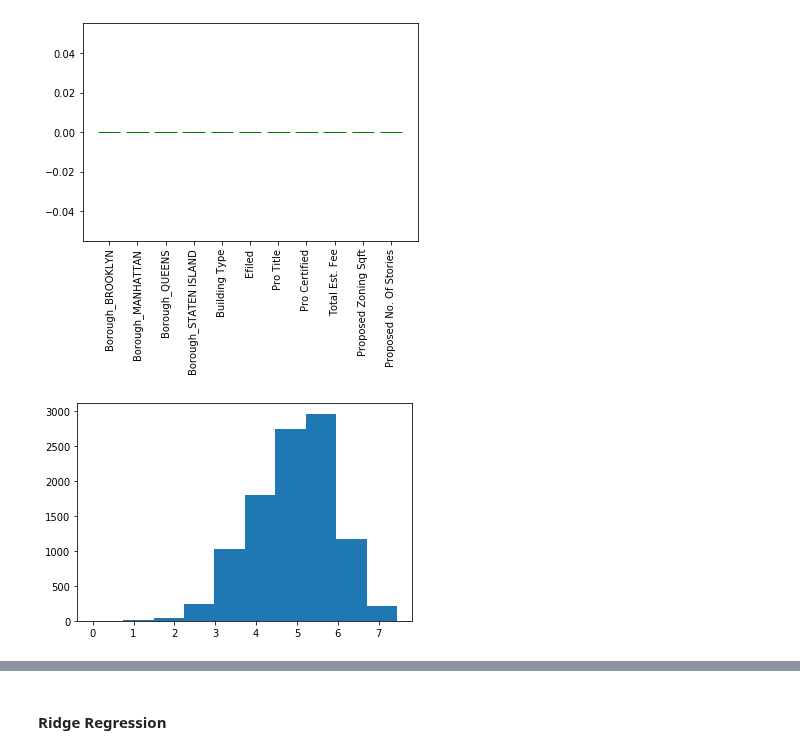
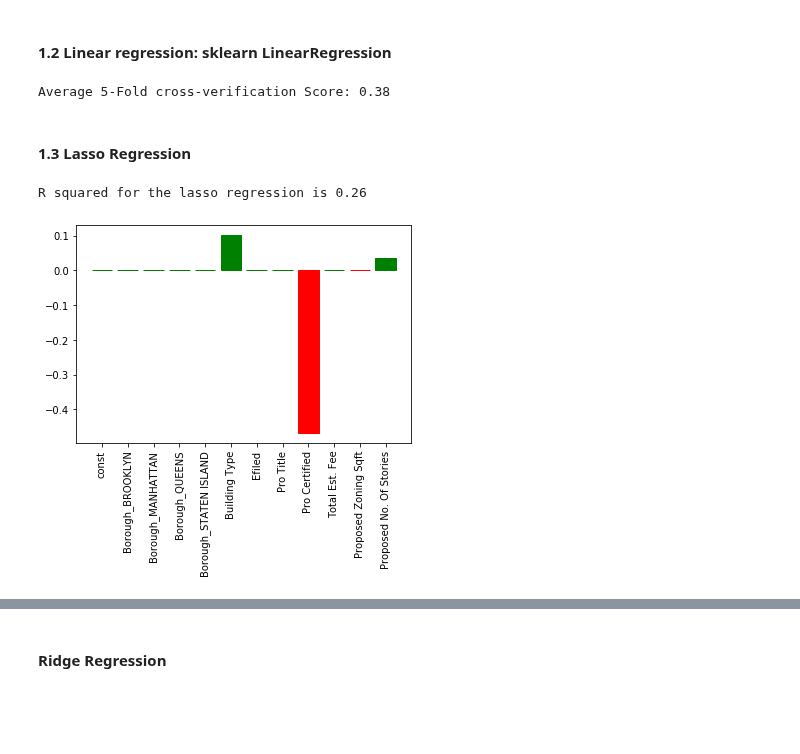
Before and after one commit to anoushavan/Capstone_1, a Jupyter notebook: code/Capstone_1_ML_analysis.ipynb, the cells around one changed output, grey strips where cells are left out. Cells and saved outputs as stored; diff of their text form; code cells hidden in the pictures; blank space fills up the shorter version.

```diff
--- a/code/Capstone_1_ML_analysis.ipynb
+++ b/code/Capstone_1_ML_analysis.ipynb
@@ -31,8 +51,12 @@ df_cat.head()
 | 6 | 1 | 0 | 0 | 0 | 1 | 1 | ... |
 # %%
 # Create a combined dataframe with the columns to use for prediction
-df_combined = pd.merge(df_cat, data[['Total Est. Fee',
-    'Proposed Zoning Sqft', 'Proposed No. Of Stories']], left_index=True, right_index=True)
+col_to_use = ['Total Est. Fee','Proposed Dwelling Units','Proposed Zoning Sqft',
+              'Proposed No. Of Stories','Total_Construction_Floor_Area',
+              'Proposed Height','Duration']
+
+df_combined = pd.merge(df_cat, data[col_to_use],
+    left_index=True, right_index=True)
 df_combined.head(2)
 # %% [output]
 |  | Borough_BROOKLYN | Borough_MANHATTAN | Borough_QUEENS | Borough_STATEN ISLAND | Building Type | Efiled | ... |
@@ -96,0 +101,7 @@ array([ 0.,  0., -0., -0.,  0., -0.,  0., -0.,  0.,  0.,  0.])
+# %%
+X = sm.add_constant(X) # adding a constant
+model = sm.OLS(y, X, missing='drop').fit()
+predictions = model.predict(X)
+
+print_model = model.summary()
+print(print_model)
@@ -97,12 +149,66 @@ array([ 0.,  0., -0., -0.,  0., -0.,  0., -0.,  0.,  0.,  0.])
+# %% [markdown]
+#### 1.2 Linear regression: sklearn LinearRegression
+# %%
+from sklearn.pipeline import make_pipeline
+from sklearn.preprocessing import StandardScaler
+from sklearn.impute import SimpleImputer # Impute the missing or NaN values
+from sklearn.linear_model import LinearRegression # import linear regression model
+from sklearn.model_selection import train_test_split
+from sklearn.model_selection import cross_val_score # Import cross validation model
+
+scaler = StandardScaler()
+imputer = SimpleImputer(strategy='median') # create the imputer object
+linreg = LinearRegression() # instantiate linear regression object
+pipeline = make_pipeline(imputer, linreg)
+
+# Split the data into training and test samples
+X_train, X_test, y_train, y_test = train_test_split(X, y, test_size=0.25, random_state=42)
+
+pipeline.fit(X_train, y_train)
+
+# Get the mean value of the cross-validation results for R squared values.
+
+pipeline.score(X_test, y_test)
+
+cv_linreg = cross_val_score(pipeline,X_test, y_test, cv=5).mean()
+
+print('Average 5-Fold cross-verification Score: {:.2f}'.format(cv_linreg))
+# %% [output]
+Average 5-Fold cross-verification Score: 0.38
+# %% [markdown]
+#### 1.3 Lasso Regression
+# %%
+from sklearn.linear_model import Lasso
+
+# Split the data into training and test samples
+X_train, X_test, y_train, y_test = train_test_split(X, y, test_size=0.25, random_state=42)
+
+# set the lasso variable
+lasso = Lasso(alpha=0.1)
+
+lasso.fit(X_train, y_train) # fit the model on the training set
+
+# Obtain the R squared values by cross validation.
+cv_lasso = cross_val_score(lasso, X_test, y_test, cv=5)
+
+cv_lasso = np.mean(cv_lasso)
+print("R squared for the lasso regression is {:.2f}".format(cv_lasso))
+# %% [output]
+R squared for the lasso regression is 0.26
 # %%
+# Lasso regression selects only the most important features. In our case those are the
+# Building type, Pro Certified and Proposed No. of Stories.
+
+names = X.columns # create the names of the variables
+
 fig, ax = plt.subplots()
-ax.bar(range(len(names)),lasso_coef)
+ax.bar(range(len(names)),lasso.coef_) # plot the lasso regression coefficients
 ax.set_xticks(range(len(names)));
 ax.set_xticklabels(names, rotation=90)
-for i, v in enumerate(lasso_coef):
+for i, v in enumerate(lasso.coef_): # color coefficients red (negative) or green (positive)
     if v < 0:
         ax.get_children()[i].set_color('red')
     else:
         ax.get_children()[i].set_color('green')
 # %% [output]
-[figure, old version]
+[figure, new version]
@@ -111,4 +214,0 @@ data['LogDur']= np.log(data['Duration'])
-# %%
-plt.hist(data['LogDur']);
-# %% [output]
-[figure, removed]
```
Also changed, not shown: parts of 59 cells of this notebook.
